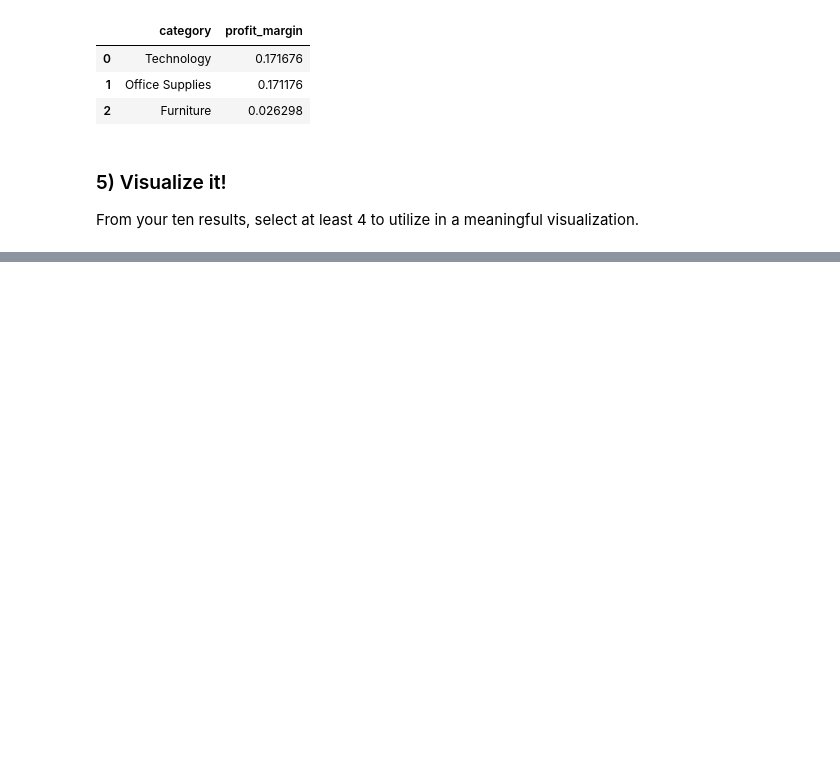
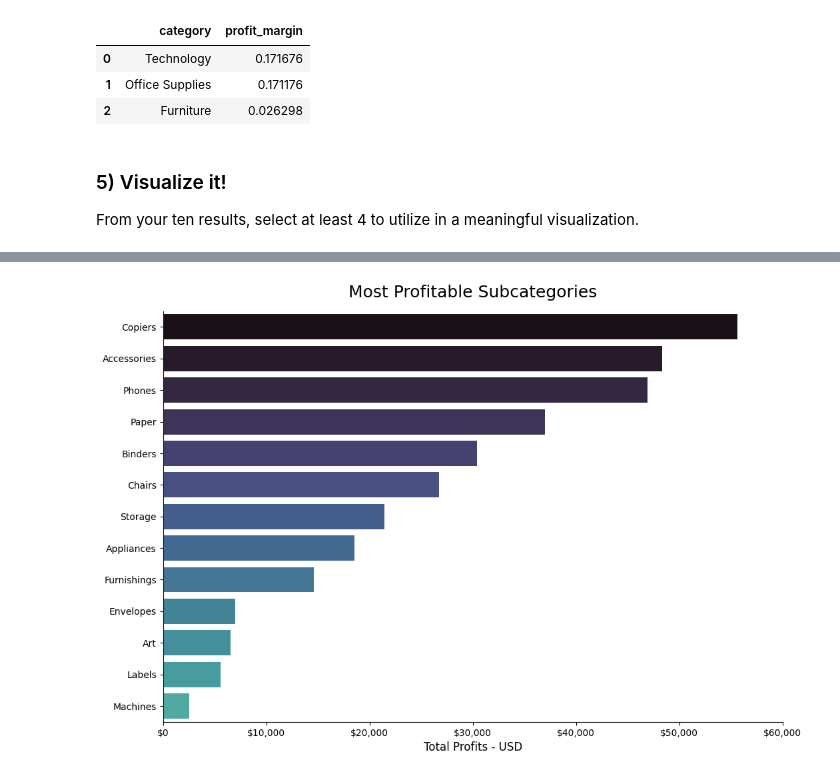
Before and after one commit to wslider/DataAnalysisModule3_williamSlider, a Jupyter notebook: Week4/notebooks/superstore_sales_workflow.ipynb, the cells around one changed output, grey strips where cells are left out. Cells and saved outputs as stored; diff of their text form; code cells hidden in the pictures; blank space fills up the shorter version.

```diff
--- a/Week4/notebooks/superstore_sales_workflow.ipynb
+++ b/Week4/notebooks/superstore_sales_workflow.ipynb
@@ -508,0 +538,20 @@ plt.show()
+# %%
+# visualization three code here
+
+plt.figure(figsize=(12, 8))
+
+sns.barplot(result3, x='total_profit', y='subcategory', palette="mako", hue="subcategory")
+plt.title('Most Profitable Subcategories',fontsize=18, pad=15)
+plt.xlabel('Total Profits - USD', fontsize=12)
+plt.ylabel(None)
+plt.ylim(12.5)
+plt.xlim(0, 60000)
+
+plt.ticklabel_format(style='plain', axis='x')
+ax = plt.gca()
+ax.xaxis.set_major_formatter(mticker.FuncFormatter(lambda x, _: f'${x:,.0f}'))
+
+sns.despine()
+plt.show()
+# %% [output]
+[figure, added]
```
Also changed, not shown: parts of 9 cells of this notebook.
